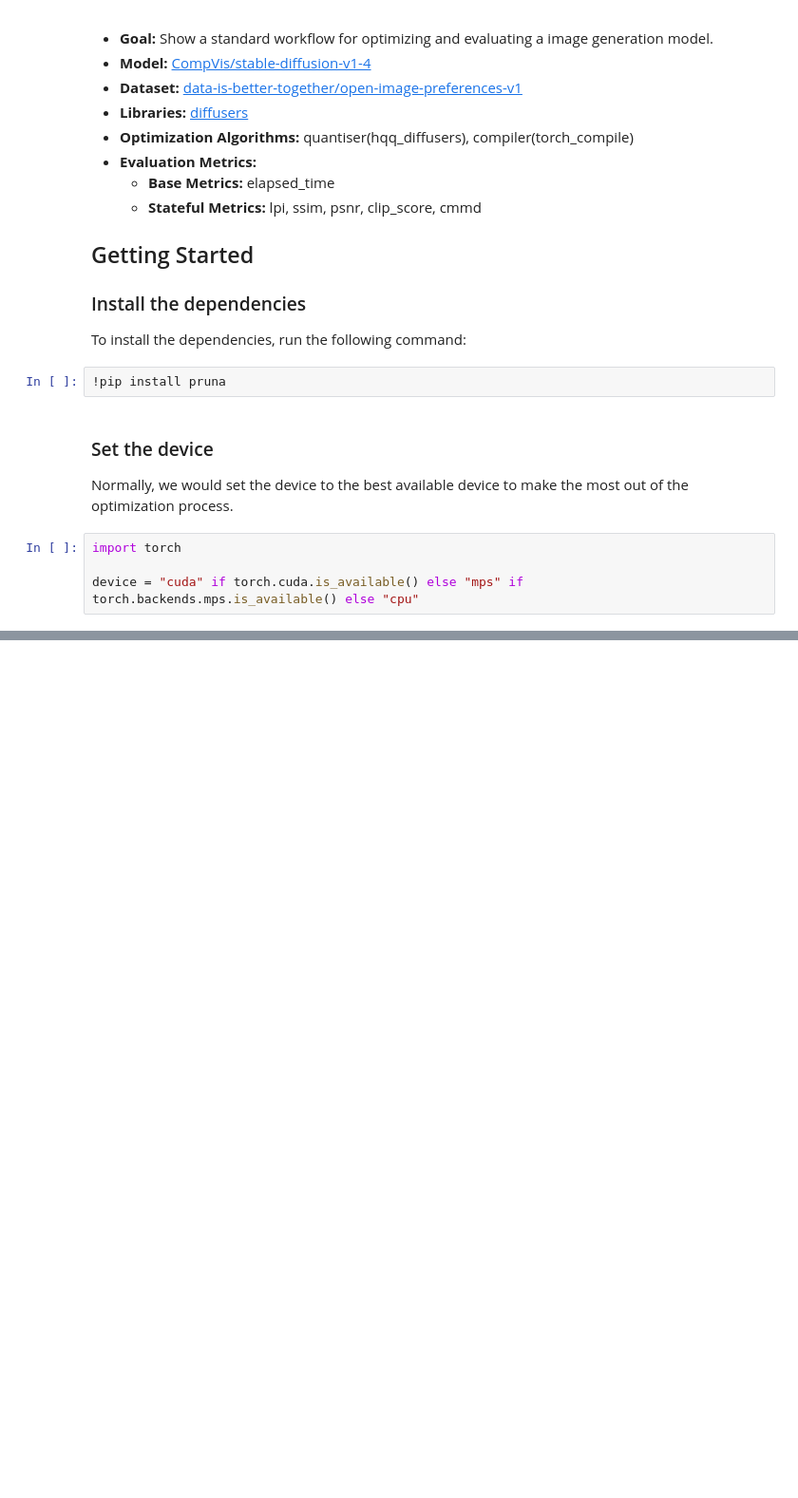
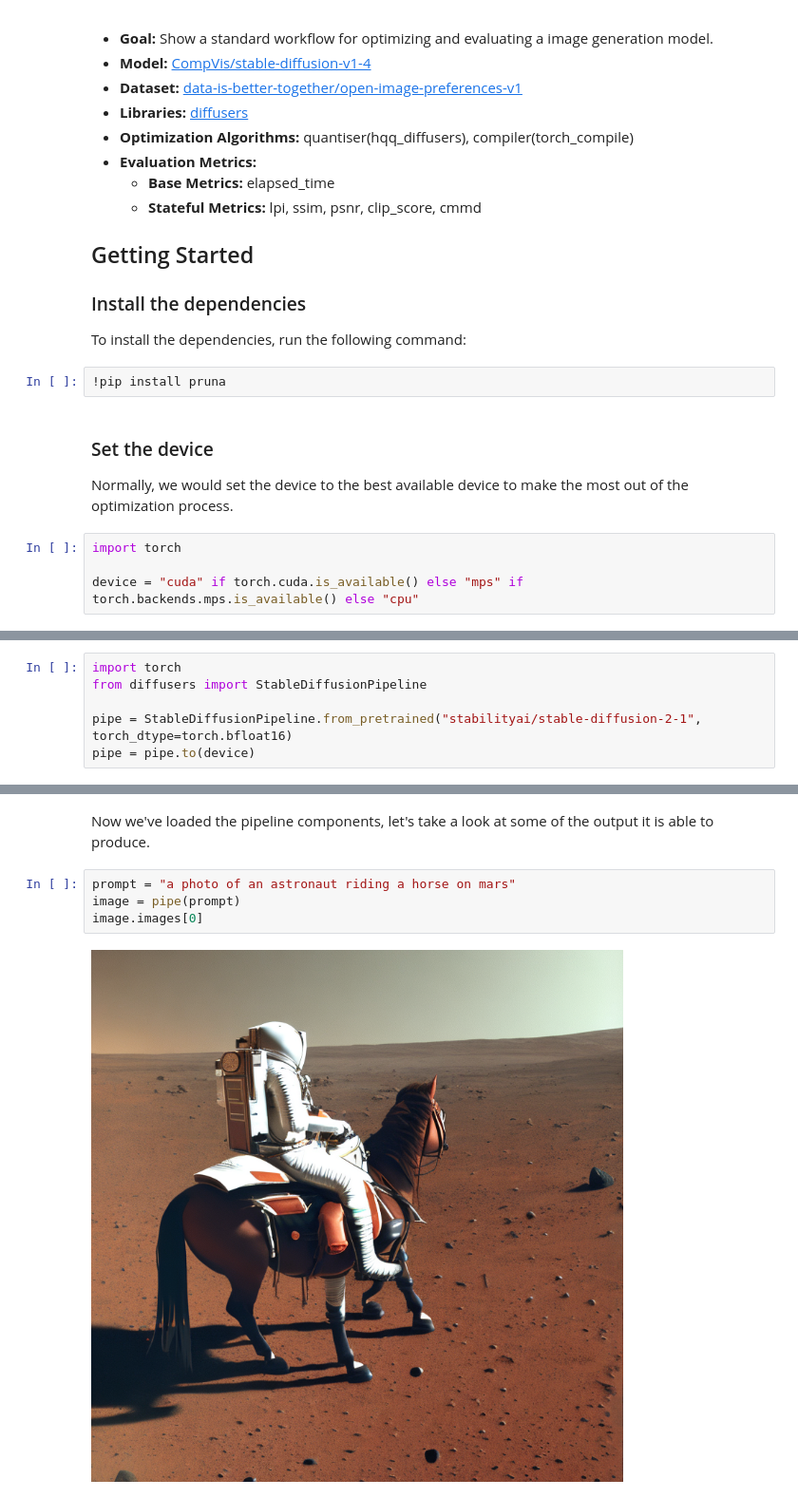
Before and after one commit to PrunaAI/pruna, a Jupyter notebook: docs/tutorials/image_generation.ipynb, the cells around one changed output, grey strips where cells are left out. Shown at 95% size. Cells and saved outputs as stored; diff of their text form; blank space fills up the shorter version.

```diff
--- a/docs/tutorials/image_generation.ipynb
+++ b/docs/tutorials/image_generation.ipynb
@@ -28,0 +33,6 @@ device = "cuda" if torch.cuda.is_available() else "mps" if torch.backends.mps.is
+# %%
+import torch
+from diffusers import StableDiffusionPipeline
+
+pipe = StableDiffusionPipeline.from_pretrained("stabilityai/stable-diffusion-2-1", torch_dtype=torch.bfloat16)
+pipe = pipe.to(device)
@@ -28,0 +44,8 @@ device = "cuda" if torch.cuda.is_available() else "mps" if torch.backends.mps.is
+# %% [markdown]
+Now we've loaded the pipeline components, let's take a look at some of the output it is able to produce.
+# %%
+prompt = "a photo of an astronaut riding a horse on mars"
+image = pipe(prompt)
+image.images[0]
+# %% [output]
+[figure, added]
```
Also changed, not shown: parts of 9 cells of this notebook, 1 other file.
